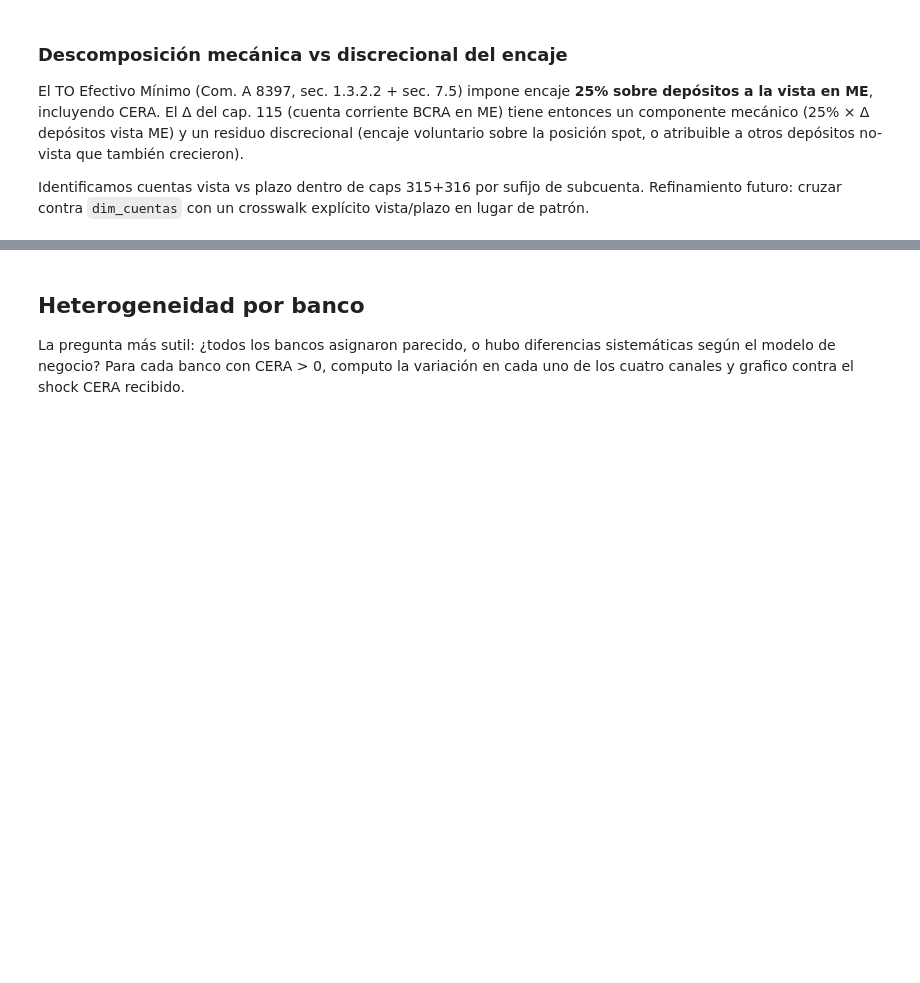
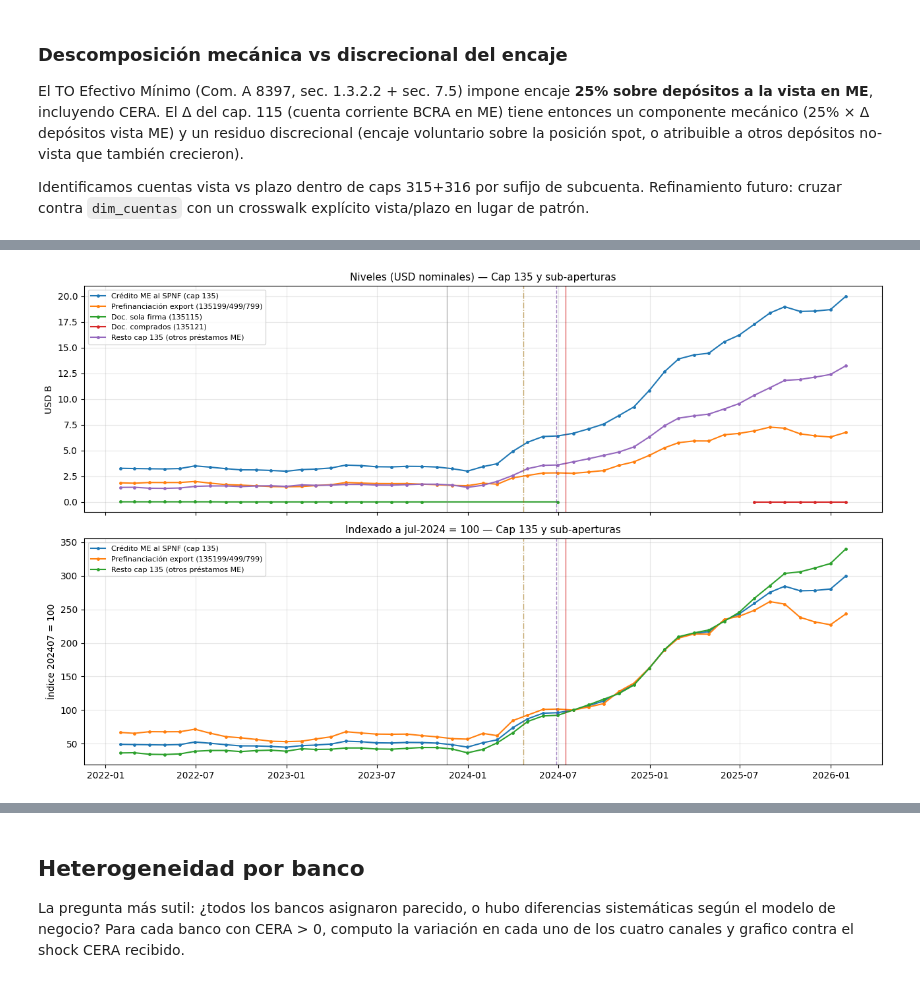
Before and after one commit to ivanurquiza/Macroprudential_Regulation_Lending_Channel, a Jupyter notebook: code/analisis/01_Shock_Analysis.ipynb, the cells around one changed output, grey strips where cells are left out. Cells and saved outputs as stored; diff of their text form; code cells hidden in the pictures; blank space fills up the shorter version.

```diff
--- a/code/analisis/01_Shock_Analysis.ipynb
+++ b/code/analisis/01_Shock_Analysis.ipynb
@@ -1087,0 +1276,14 @@ pd.DataFrame(filas).set_index("ventana")
+# %%
+# Figura 2 — Cap 135 desglosado (todo en USD nominales): ¿qué subcategoría se mueve cuándo?
+fig, axes = plt.subplots(2, 1, figsize=(13, 8), sharex=True)
+cap135 = ["Crédito ME al SPNF (cap 135)",
+          "Prefinanciación export (135199/499/799)",
+          "Doc. sola firma (135115)",
+          "Doc. comprados (135121)",
+          "Resto cap 135 (otros préstamos ME)"]
+plot_series(axes[0], cap135, "Niveles (USD nominales) — Cap 135 y sub-aperturas")
+plot_series(axes[1], cap135, "Indexado a jul-2024 = 100 — Cap 135 y sub-aperturas", normalizar=True)
+plt.tight_layout()
+plt.show()
+# %% [output]
+[figure, added]
```
Also changed, not shown: parts of 14 cells of this notebook, 1 other file.
